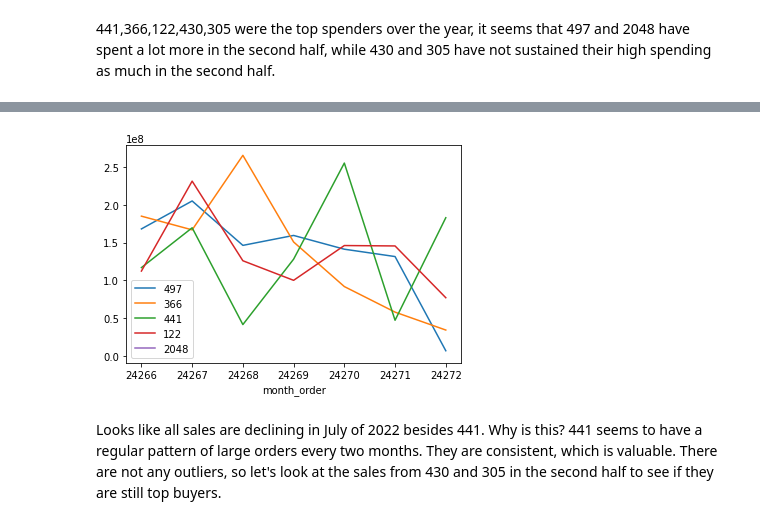
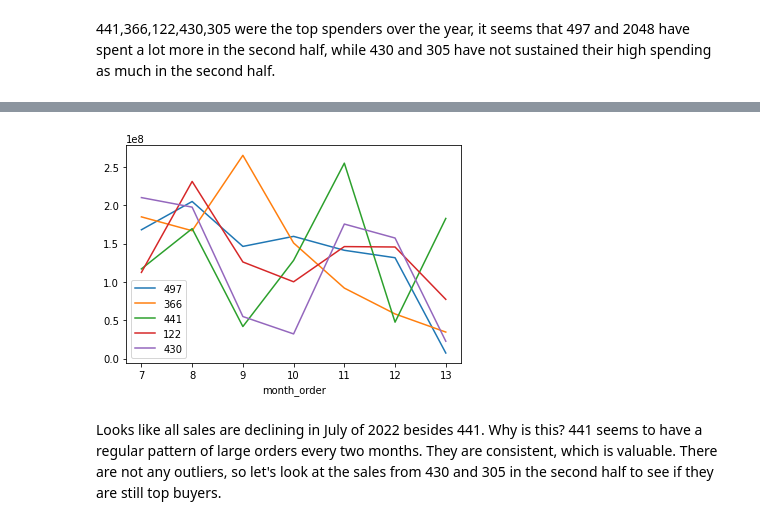
Before and after one commit to graceflitsch/DataScience, a Jupyter notebook: GNB3.ipynb, the cells around one changed output, grey strips where cells are left out. Cells and saved outputs as stored; diff of their text form; code cells hidden in the pictures.

```diff
--- a/GNB3.ipynb
+++ b/GNB3.ipynb
@@ -112,3 +99,0 @@ options = [441,366,122,430,305]
-# %%
-for i in range(5):
-    baskets[baskets['merchant_id']==options[i]].groupby('month_order')['spent'].sum().plot().legend([441,366,122,430,305],fancybox = True)
@@ -119,7 +100,7 @@ This looks a lot better. Notice how all of the merchant's lines seem to fall bet
 # %% [markdown]
 ## Let's compare spending in the last 6 months. Will the same buyers be in the list?
 # %%
-sixbaskets = baskets[baskets['month_order'] > 24265]
+sixbaskets = baskets[baskets['month_order'] > 6]
 # %%
 sixbaskets.head()
 # %% [output]
@@ -151,0 +135,2 @@ Top spenders are merchant_id's 497,366,441,122,2048.
+# %%
+sixbaskets = sixbaskets.drop((sixbaskets[sixbaskets['merchant_id']==2084]).index)
@@ -152,10 +153,10 @@ Top spenders are merchant_id's 497,366,441,122,2048.
 # %%
-options = [497,366,441,122,2048]
+options = [497,366,441,122,430]
 # %%
 for i in range(5):
-    sixbaskets[sixbaskets['merchant_id']==options[i]].groupby('month_order')['spent'].sum().plot().legend([497,366,441,122,2048],fancybox = True)
+    sixbaskets[sixbaskets['merchant_id']==options[i]].groupby('month_order')['spent'].sum().plot().legend([497,366,441,122,430],fancybox = True)
 # %% [output]
-[figure, old version]
+[figure, new version]
 # %% [markdown]
 Looks like all sales are declining in July of 2022 besides 441. Why is this? 441 seems to have a regular pattern of large orders every two months. They are consistent, which is valuable. There are not any outliers, so let's look at the sales from 430 and 305 in the second half to see if they are still top buyers.
 # %% [markdown]
```
Also changed, not shown: parts of 50 cells of this notebook.
